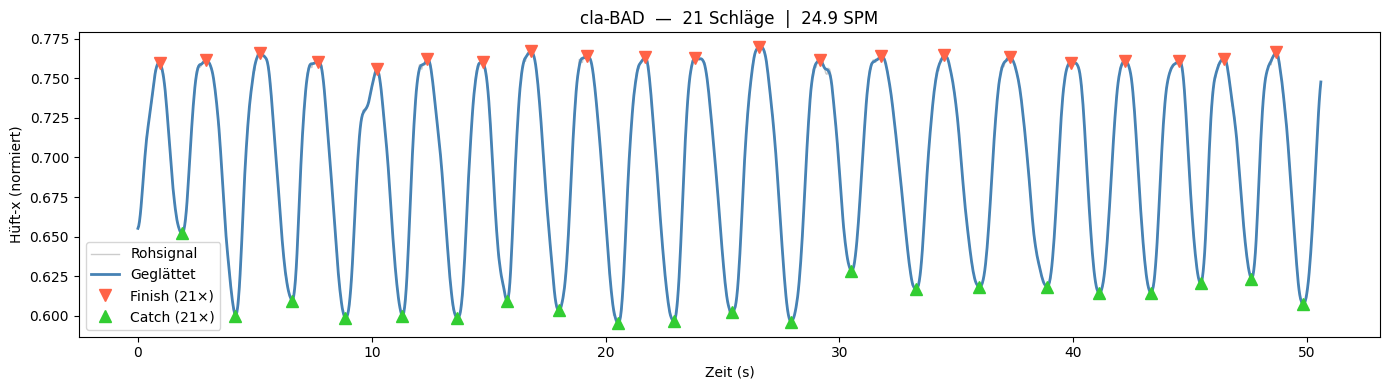
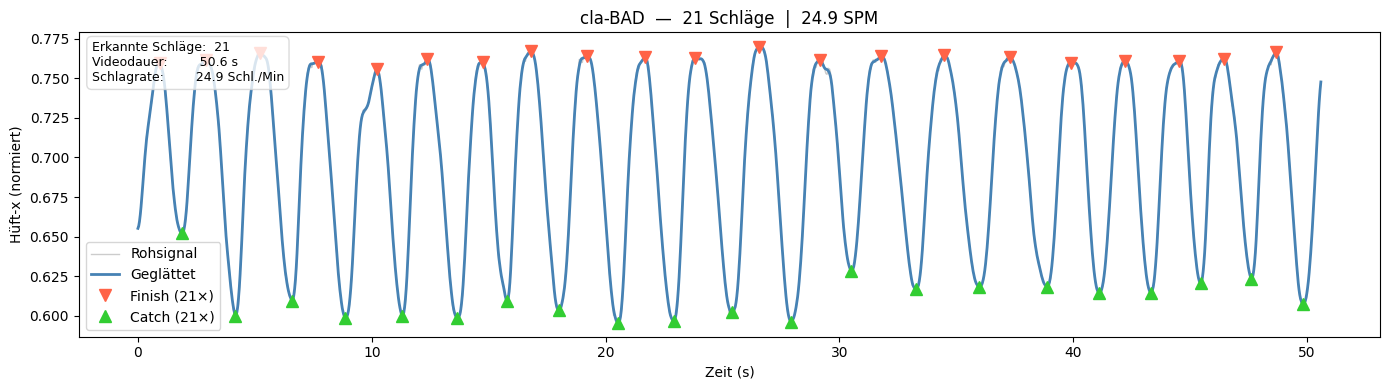
Code edit (unified diff) that turned the first committed figure into the second:
--- before
+++ after
@@ -34,4 +34,17 @@
 ax.set_title(f"{VIDEO_PATH.stem}  —  {n_strokes} Schläge  |  {rate:.1f} SPM")
 ax.legend()
+
+stats_text = (
+    f"Erkannte Schläge:  {n_strokes}\n"
+    f"Videodauer:        {duration_s:.1f} s\n"
+    f"Schlagrate:        {rate:.1f} Schl./Min"
+)
+ax.text(
+    0.01, 0.97, stats_text,
+    transform=ax.transAxes,
+    fontsize=9, verticalalignment="top",
+    bbox=dict(boxstyle="round,pad=0.4", facecolor="white", alpha=0.8, edgecolor="lightgray"),
+)
+
 plt.tight_layout()
 plt.show()

Commit: added-documentation+reduced-fps